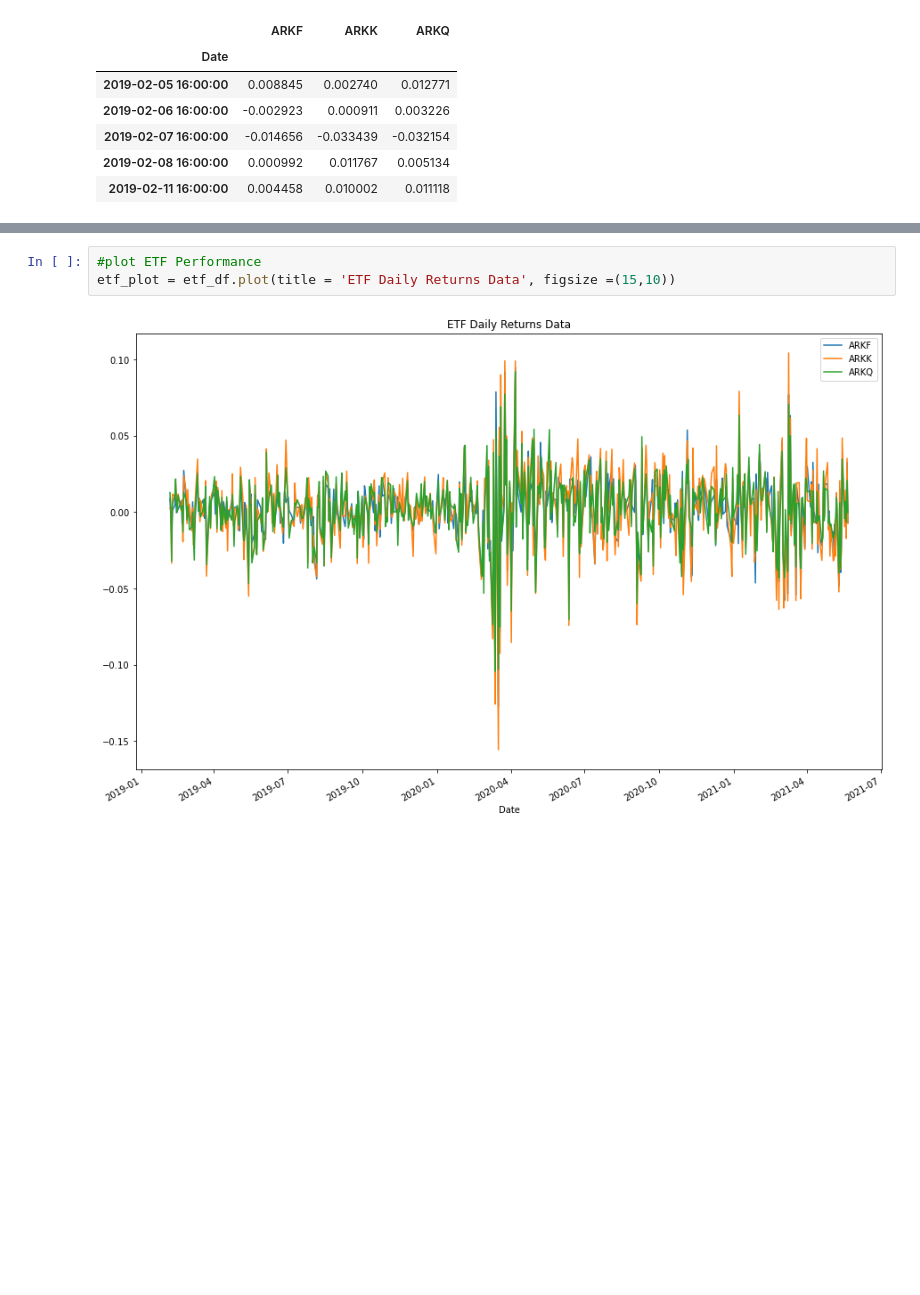
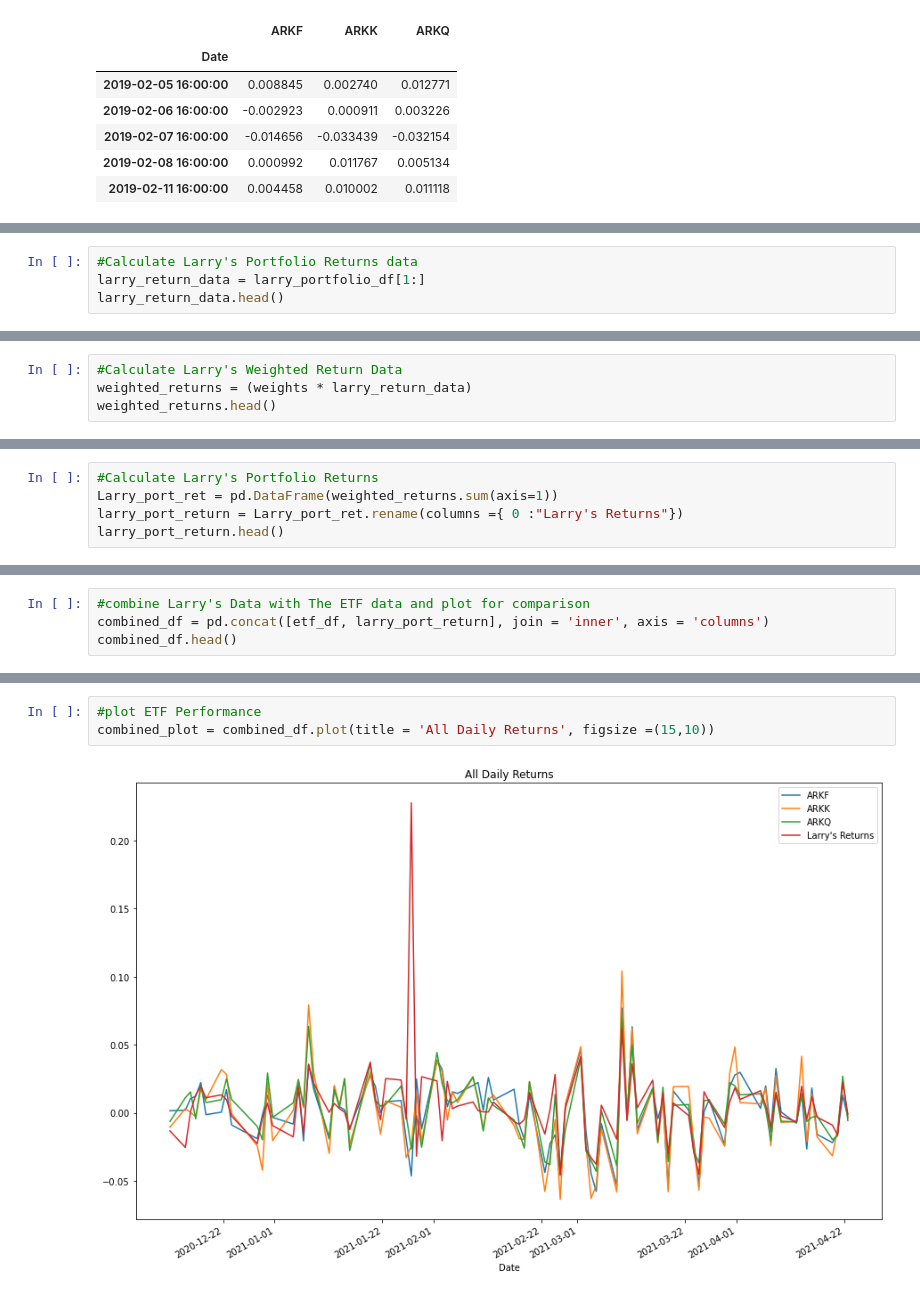
Before and after one commit to whitneydt/Project-FI-Data, a Jupyter notebook: Performance_Data/Performance Analysis.ipynb, the cells around one changed output, grey strips where cells are left out. Drawn from its saved outputs; the diff is of its cells as text; blank space fills up the shorter version.

```diff
--- a/Performance_Data/Performance Analysis.ipynb
+++ b/Performance_Data/Performance Analysis.ipynb
@@ -211,0 +234,4 @@ mf_plot = mutual_fund_df.plot(title = "Mutual Fund Daily Returns Data", figsize
+# %%
+#Calculate Larry's Portfolio Returns data
+larry_return_data = larry_portfolio_df[1:]
+larry_return_data.head()
@@ -211,0 +247,4 @@ mf_plot = mutual_fund_df.plot(title = "Mutual Fund Daily Returns Data", figsize
+# %%
+#Calculate Larry's Weighted Return Data
+weighted_returns = (weights * larry_return_data)
+weighted_returns.head()
@@ -211,0 +260,5 @@ mf_plot = mutual_fund_df.plot(title = "Mutual Fund Daily Returns Data", figsize
+# %%
+#Calculate Larry's Portfolio Returns
+Larry_port_ret = pd.DataFrame(weighted_returns.sum(axis=1))
+larry_port_return = Larry_port_ret.rename(columns ={ 0 :"Larry's Returns"})
+larry_port_return.head()
@@ -211,0 +273,4 @@ mf_plot = mutual_fund_df.plot(title = "Mutual Fund Daily Returns Data", figsize
+# %%
+#combine Larry's Data with The ETF data and plot for comparison
+combined_df = pd.concat([etf_df, larry_port_return], join = 'inner', axis = 'columns')
+combined_df.head()
@@ -212,6 +285,6 @@ mf_plot = mutual_fund_df.plot(title = "Mutual Fund Daily Returns Data", figsize
 # %%
 #plot ETF Performance
-etf_plot = etf_df.plot(title = 'ETF Daily Returns Data', figsize =(15,10))
+combined_plot = combined_df.plot(title = 'All Daily Returns', figsize =(15,10))
 # %% [output]
-[figure, old version]
+[figure, new version]
 # %%
```
Also changed, not shown: parts of 14 cells of this notebook, 8 other files.
